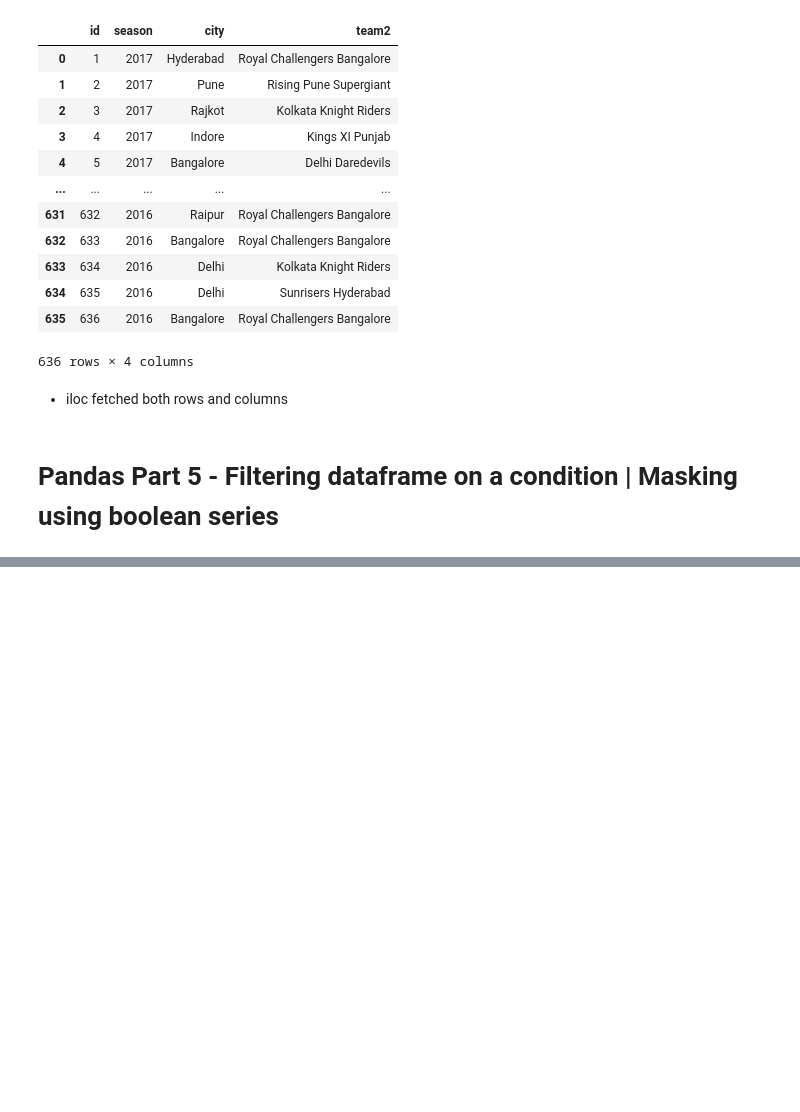
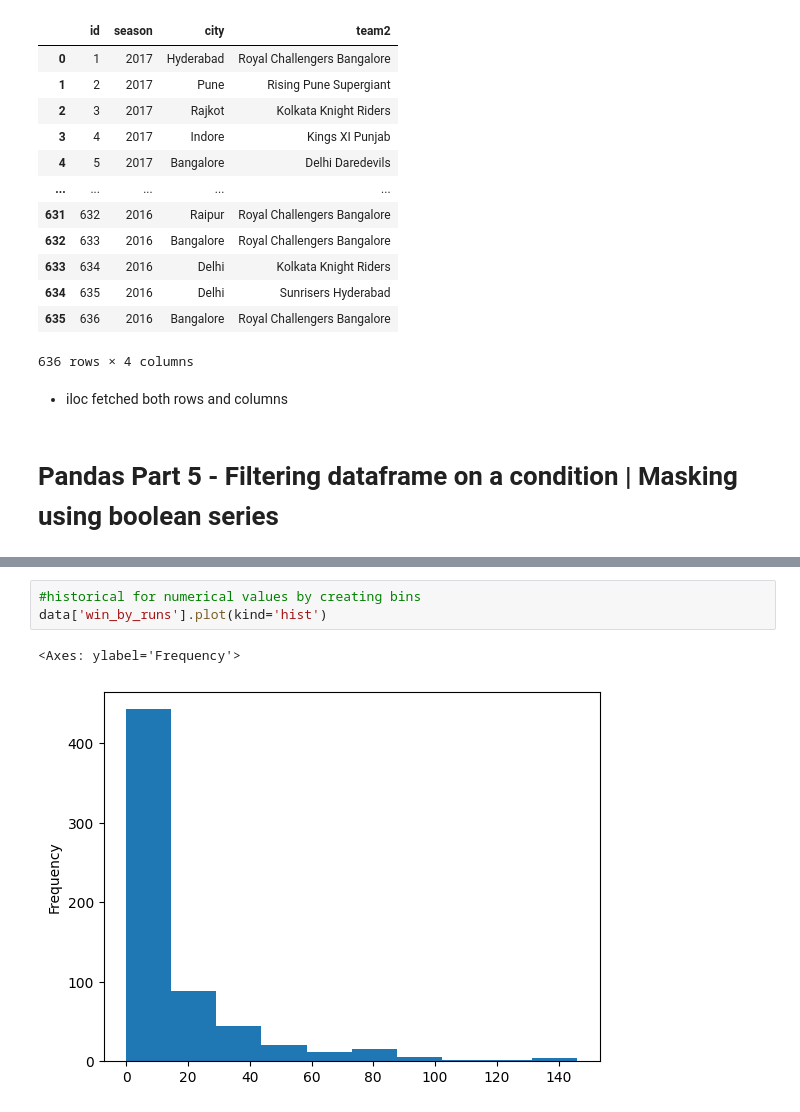
Before and after one commit to nehagovekar/Pandas_leetcode, a Jupyter notebook: IPL Analysis.ipynb, the cells around one changed output, grey strips where cells are left out. Saved outputs shown, nothing was run; the diff lists cells and outputs as text; blank space fills up the shorter version.

```diff
--- a/IPL Analysis.ipynb
+++ b/IPL Analysis.ipynb
@@ -202,0 +316,6 @@ data.iloc[:,[0,1,2,5]] #cols
+# %%
+#historical for numerical values by creating bins
+data['win_by_runs'].plot(kind='hist')
+# %% [output]
+<Axes: ylabel='Frequency'>
+[figure, added]
```
Also changed, not shown: parts of 14 cells of this notebook.
